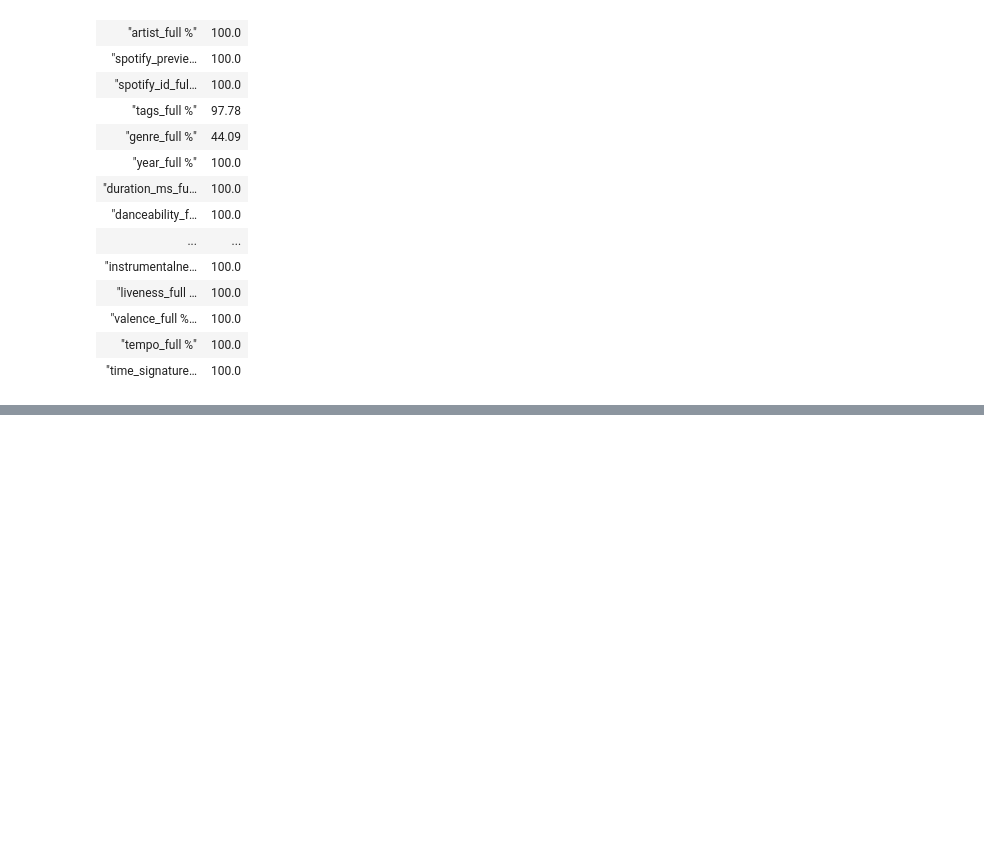
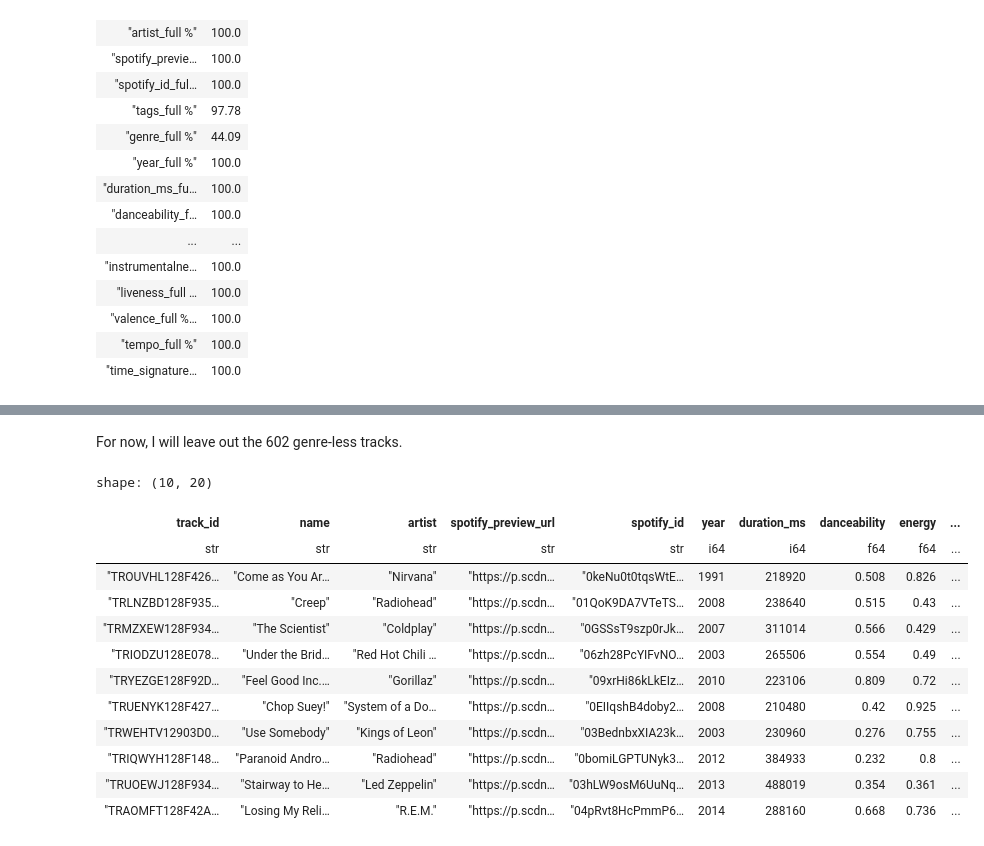
Before and after one commit to panierka/SongsDatabaseAnalysis, a Jupyter notebook: data-processing.ipynb, the cells around one changed output, grey strips where cells are left out. Drawn from its saved outputs; the diff is of its cells as text; code cells hidden in the pictures; blank space fills up the shorter version.

```diff
--- a/data-processing.ipynb
+++ b/data-processing.ipynb
@@ -231,0 +220,25 @@ shape: (1_011, 3)
+# %% [markdown]
+For now, I will leave out the 602 genre-less tracks.
+# %%
+tracks_filtered_df = tracks_genreless_lf.select([
+    pl.all().exclude('tags'),
+    pl.col('tags').arr.join(';').alias('genres')
+]).filter(
+    tag_not_in_genre_list().is_not()
+).collect()
+# %%
+tracks_filtered_df.head(10)
+# %% [output]
+shape: (10, 20)
+| track_id | name | artist | spotify_preview_url | spotify_id | year | duration_ms | danceability | energy | ... |
+| str | str | str | str | str | i64 | i64 | f64 | f64 | ... |
+| "TROUVHL128F426… | "Come as You Ar… | "Nirvana" | "https://p.scdn… | "0keNu0t0tqsWtE… | 1991 | 218920 | 0.508 | 0.826 | ... |
+| "TRLNZBD128F935… | "Creep" | "Radiohead" | "https://p.scdn… | "01QoK9DA7VTeTS… | 2008 | 238640 | 0.515 | 0.43 | ... |
+| "TRMZXEW128F934… | "The Scientist" | "Coldplay" | "https://p.scdn… | "0GSSsT9szp0rJk… | 2007 | 311014 | 0.566 | 0.429 | ... |
+| "TRIODZU128E078… | "Under the Brid… | "Red Hot Chili … | "https://p.scdn… | "06zh28PcYIFvNO… | 2003 | 265506 | 0.554 | 0.49 | ... |
+| "TRYEZGE128F92D… | "Feel Good Inc.… | "Gorillaz" | "https://p.scdn… | "09xrHi86kLkEIz… | 2010 | 223106 | 0.809 | 0.72 | ... |
+| "TRUENYK128F427… | "Chop Suey!" | "System of a Do… | "https://p.scdn… | "0EIIqshB4doby2… | 2008 | 210480 | 0.42 | 0.925 | ... |
+| "TRWEHTV12903D0… | "Use Somebody" | "Kings of Leon" | "https://p.scdn… | "03BednbxXIA23k… | 2003 | 230960 | 0.276 | 0.755 | ... |
+| "TRIQWYH128F148… | "Paranoid Andro… | "Radiohead" | "https://p.scdn… | "0bomiLGPTUNyk3… | 2012 | 384933 | 0.232 | 0.8 | ... |
+| "TRUOEWJ128F934… | "Stairway to He… | "Led Zeppelin" | "https://p.scdn… | "03hLW9osM6UuNq… | 2013 | 488019 | 0.354 | 0.361 | ... |
+| "TRAOMFT128F42A… | "Losing My Reli… | "R.E.M." | "https://p.scdn… | "04pRvt8HcPmmP6… | 2014 | 288160 | 0.668 | 0.736 | ... |
```
Also changed, not shown: parts of 14 cells of this notebook, 2 other files.
